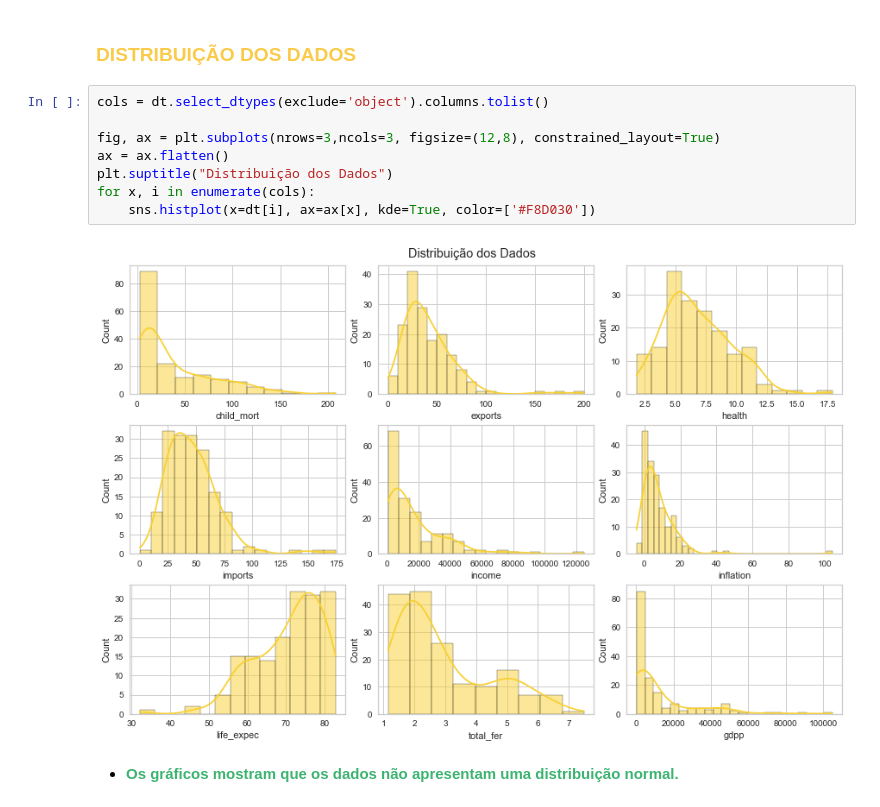
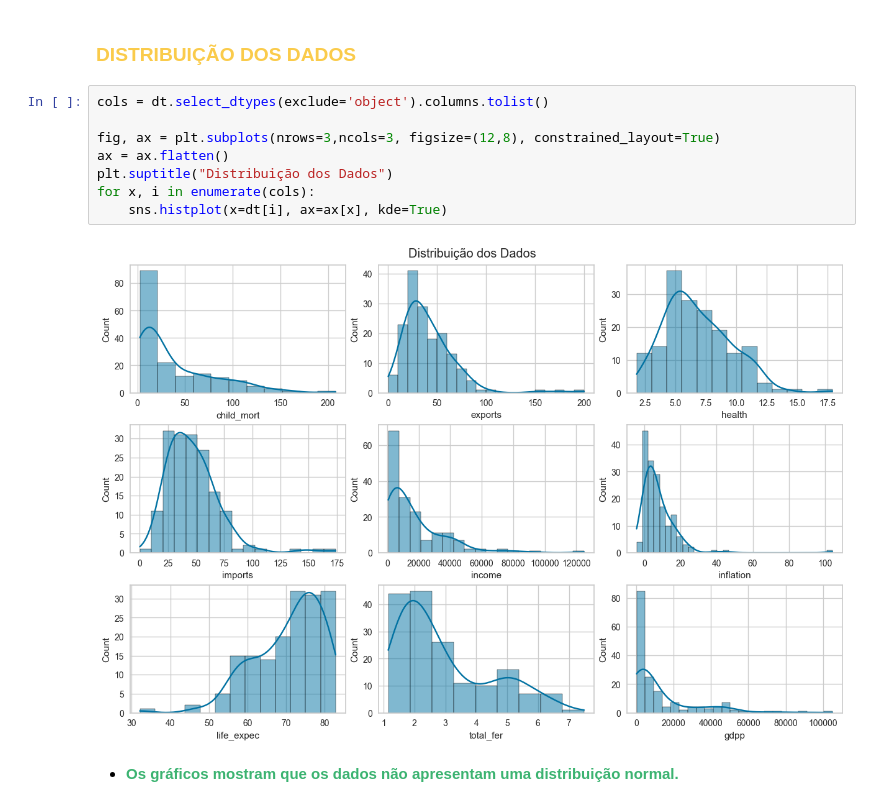
Before and after one commit to DanielaSenna/country-data-kmeans, a Jupyter notebook: projeto-country-data-kmeans/Projeto.ipynb, the cells around one changed output. Drawn from its saved outputs; the diff is of its cells as text.

```diff
--- a/projeto-country-data-kmeans/Projeto.ipynb
+++ b/projeto-country-data-kmeans/Projeto.ipynb
@@ -142,13 +144,13 @@ dt.describe()
 # %%
 cols = dt.select_dtypes(exclude='object').columns.tolist()
 
 fig, ax = plt.subplots(nrows=3,ncols=3, figsize=(12,8), constrained_layout=True)
 ax = ax.flatten()
 plt.suptitle("Distribuição dos Dados")
 for x, i in enumerate(cols):
-    sns.histplot(x=dt[i], ax=ax[x], kde=True, color=['#F8D030'])
+    sns.histplot(x=dt[i], ax=ax[x], kde=True)
 # %% [output]
-[figure, old version]
+[figure, new version]
 # %% [markdown]
 * **<font color='#3CB371'>Os gráficos mostram que os dados não apresentam uma distribuição normal.</font>**
 # %% [markdown]
```
Also changed, not shown: parts of 39 cells of this notebook.
